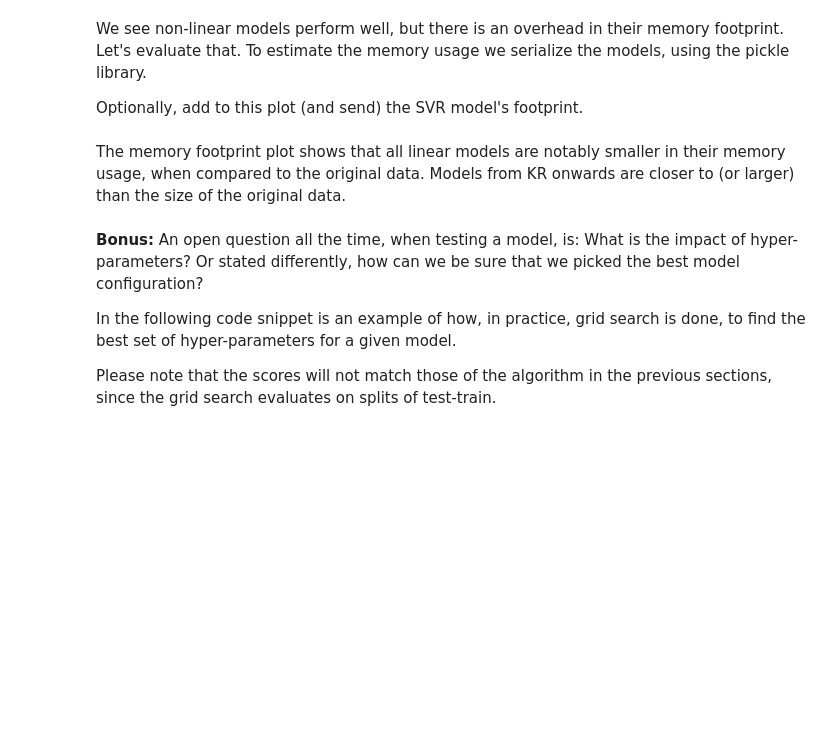
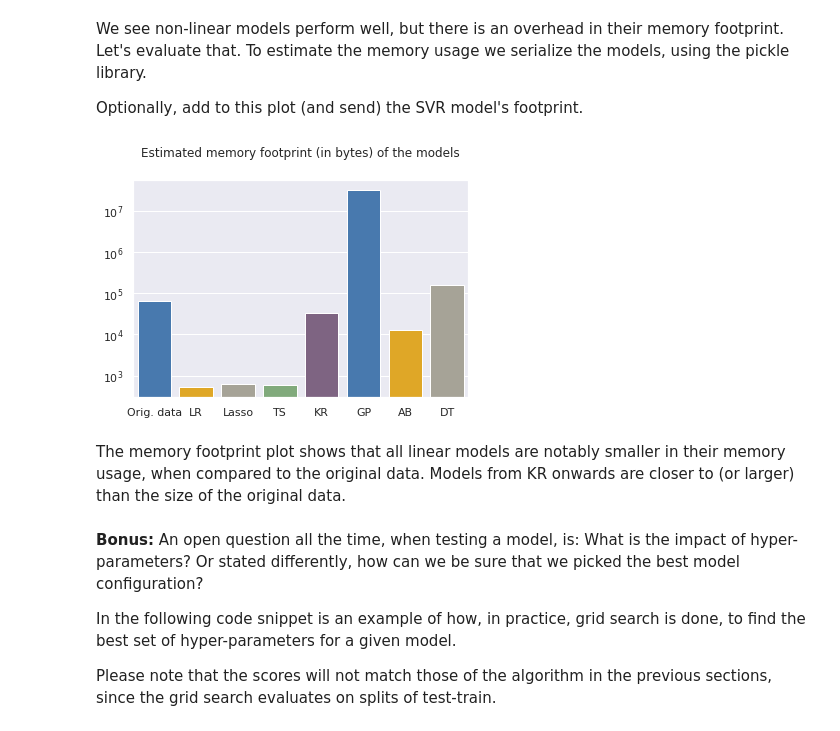
Before and after one commit to gabrielcc2/atdbSS2021, a Jupyter notebook: Range_search_with_learned_models_ATDBSS2019.ipynb, the cells around one changed output. Saved outputs shown, nothing was run; the diff lists cells and outputs as text; code cells hidden in the pictures; blank space fills up the shorter version.

```diff
--- a/Range_search_with_learned_models_ATDBSS2019.ipynb
+++ b/Range_search_with_learned_models_ATDBSS2019.ipynb
@@ -307,27 +339,32 @@ Optionally, add to this plot (and send) the SVR model's footprint.
 # %%
 #TODO: If possible, add the SVR model.
 
 import pickle
-model_names=["Orig. data", "LR", "Lasso", "TS", "KR", "GP", "AB", "DT"]
+labels_regressors=["LR", "Lasso", "TS", "KR", "GP", "AB", "DT"]
+model_names=["Orig. data"]
+model_names.extend(labels_regressors)
+
 memory_footprint_of_models= [
     len(pickle.dumps(Y_subset))+len(pickle.dumps(X_subset)),
     len(pickle.dumps(lr)),
     len(pickle.dumps(lasso)),
     len(pickle.dumps(ts)),
     len(pickle.dumps(kr)),
     len(pickle.dumps(gpr)),
     len(pickle.dumps(ab)),
     len(pickle.dumps(dt))]
 
 for i in range(0,len(labels_regressors)):
   summary[labels_regressors[i]]["Memory (bytes)"]=memory_footprint_of_models[i+1]
 
 g = sns.barplot(x=model_names,
     y=memory_footprint_of_models,palette=sns.xkcd_palette(["windows blue", "amber", "greyish", "faded green",
                                   "dusty purple"]))
 g.set_yscale('log')
 g.set_title("Estimated memory footprint (in bytes) of the models", y=1.08)
 plt.show()
+# %% [output]
+[figure, added]
 # %% [markdown]
 The memory footprint plot shows that all linear models are notably smaller in their memory usage, when compared to the original data. Models from KR onwards are closer to (or larger) than the size of the original data.
 # %% [markdown]
```
Also changed, not shown: parts of 27 cells of this notebook.
